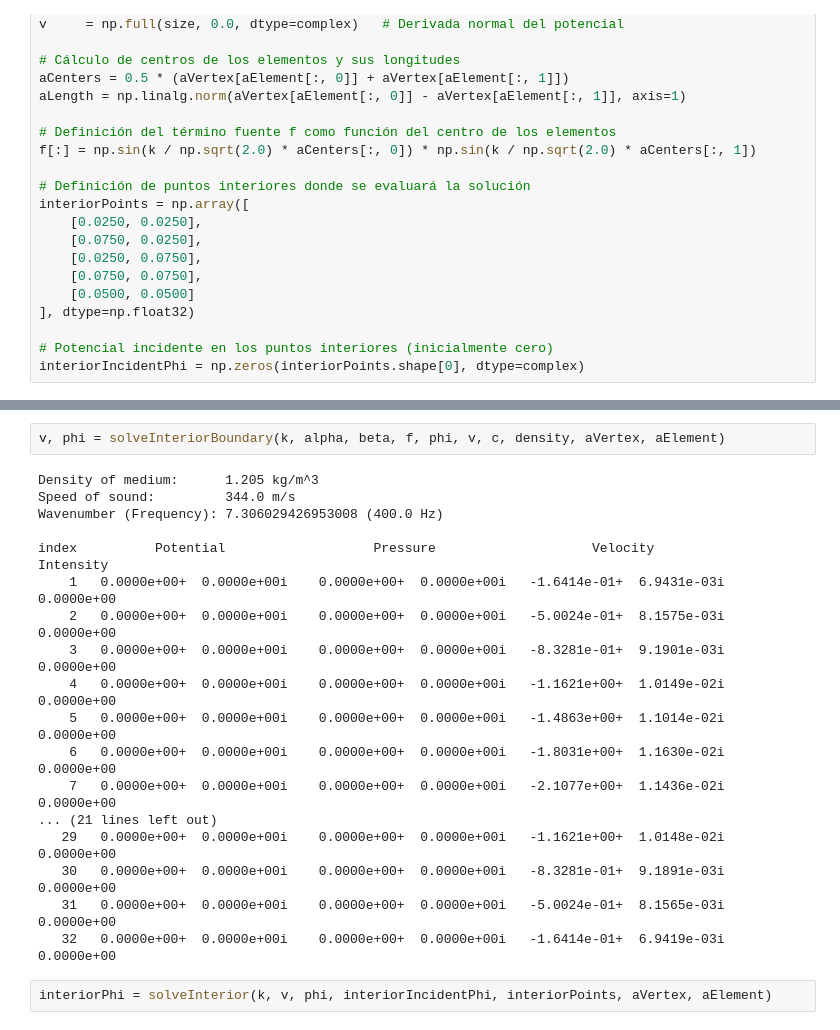
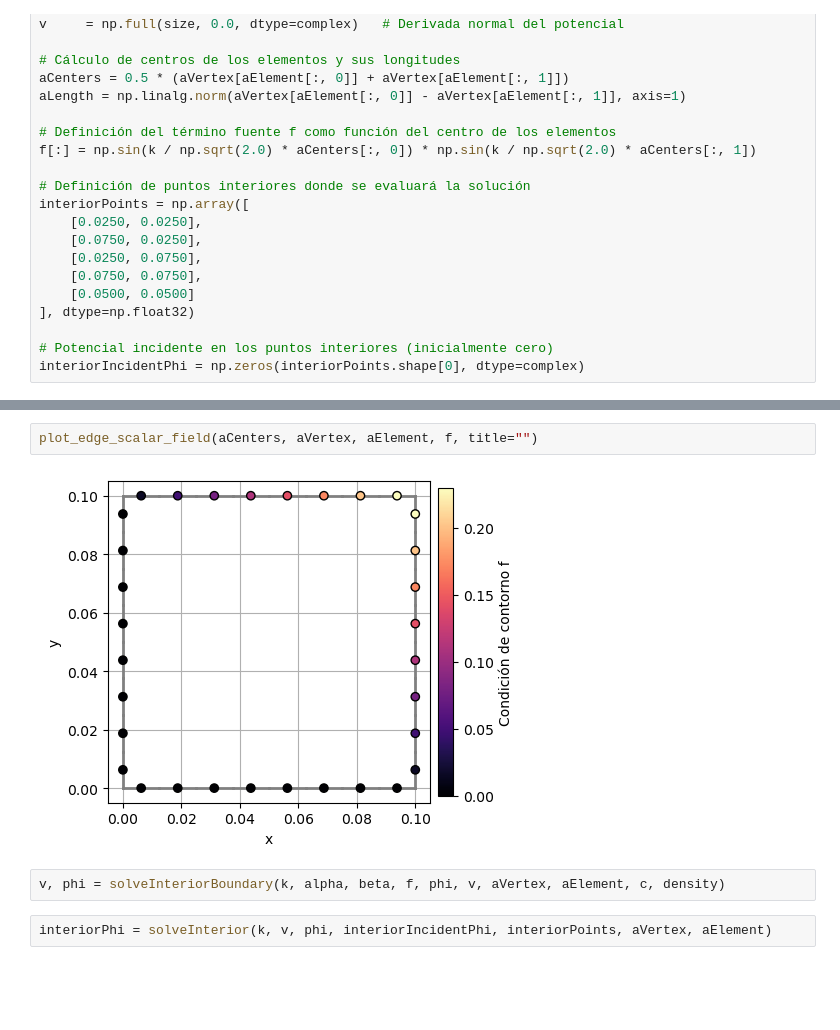
Before and after one commit to oscar-rincon/curso_bem, a Jupyter notebook: proyecto/test_problem_1.ipynb, the cells around one changed output, grey strips where cells are left out. Drawn from its saved outputs; the diff is of its cells as text; blank space fills up the shorter version.

```diff
--- a/proyecto/test_problem_1.ipynb
+++ b/proyecto/test_problem_1.ipynb
@@ -50,22 +55,8 @@ interiorIncidentPhi = np.zeros(interiorPoints.shape[0], dtype=complex)
+# %%
+plot_edge_scalar_field(aCenters, aVertex, aElement, f, title="")
+# %% [output]
+[figure, added]
 # %%
-v, phi = solveInteriorBoundary(k, alpha, beta, f, phi, v, c, density, aVertex, aElement)
+v, phi = solveInteriorBoundary(k, alpha, beta, f, phi, v, aVertex, aElement, c, density)
-# %% [output]
-Density of medium:      1.205 kg/m^3
-Speed of sound:         344.0 m/s
-Wavenumber (Frequency): 7.306029426953008 (400.0 Hz)
-
-index          Potential                   Pressure                    Velocity              Intensity
-    1   0.0000e+00+  0.0000e+00i    0.0000e+00+  0.0000e+00i   -1.6414e-01+  6.9431e-03i     0.0000e+00
-    2   0.0000e+00+  0.0000e+00i    0.0000e+00+  0.0000e+00i   -5.0024e-01+  8.1575e-03i     0.0000e+00
-    3   0.0000e+00+  0.0000e+00i    0.0000e+00+  0.0000e+00i   -8.3281e-01+  9.1901e-03i     0.0000e+00
-    4   0.0000e+00+  0.0000e+00i    0.0000e+00+  0.0000e+00i   -1.1621e+00+  1.0149e-02i     0.0000e+00
-    5   0.0000e+00+  0.0000e+00i    0.0000e+00+  0.0000e+00i   -1.4863e+00+  1.1014e-02i     0.0000e+00
-    6   0.0000e+00+  0.0000e+00i    0.0000e+00+  0.0000e+00i   -1.8031e+00+  1.1630e-02i     0.0000e+00
-    7   0.0000e+00+  0.0000e+00i    0.0000e+00+  0.0000e+00i   -2.1077e+00+  1.1436e-02i     0.0000e+00
-... (21 lines left out)
-   29   0.0000e+00+  0.0000e+00i    0.0000e+00+  0.0000e+00i   -1.1621e+00+  1.0148e-02i     0.0000e+00
-   30   0.0000e+00+  0.0000e+00i    0.0000e+00+  0.0000e+00i   -8.3281e-01+  9.1891e-03i     0.0000e+00
-   31   0.0000e+00+  0.0000e+00i    0.0000e+00+  0.0000e+00i   -5.0024e-01+  8.1565e-03i     0.0000e+00
-   32   0.0000e+00+  0.0000e+00i    0.0000e+00+  0.0000e+00i   -1.6414e-01+  6.9419e-03i     0.0000e+00
 # %%
 interiorPhi = solveInterior(k, v, phi, interiorIncidentPhi, interiorPoints, aVertex, aElement)
```
Also changed, not shown: parts of 5 cells of this notebook, 3 other files.
